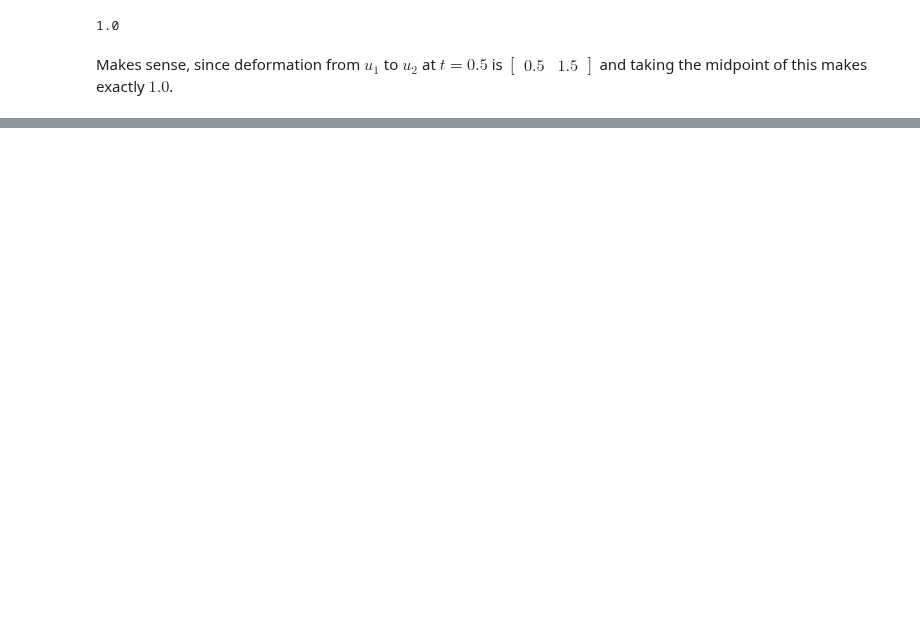
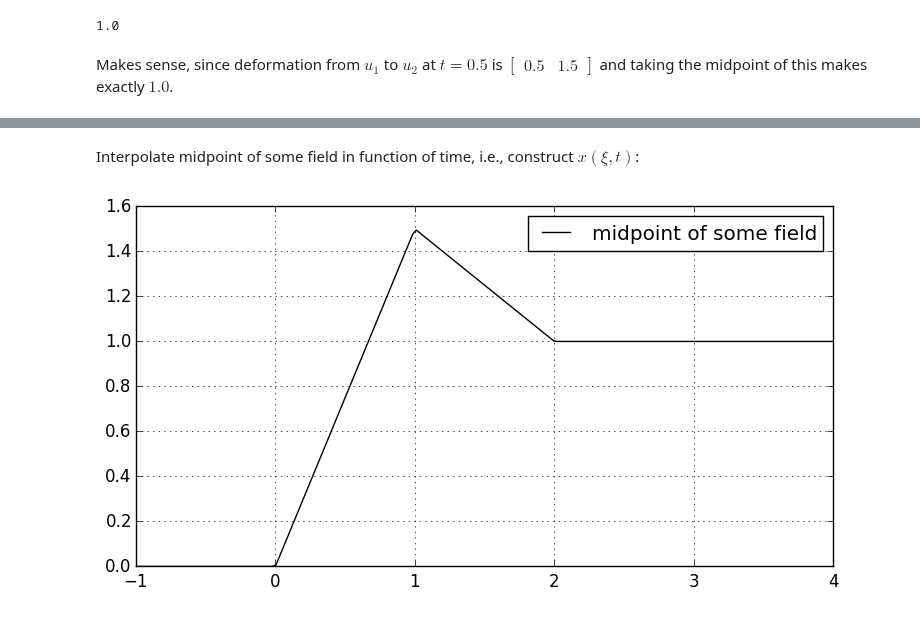
Before and after one commit to JuliaFEM/JuliaFEM.jl, a Jupyter notebook: notebooks/2015-06-14-data-structures.ipynb, the cells around one changed output, grey strips where cells are left out. Cells and saved outputs as stored; diff of their text form; code cells hidden in the pictures; blank space fills up the shorter version.

Commit message:
introduced new way of handling fields, now including time.

```diff
--- a/notebooks/2015-06-14-data-structures.ipynb
+++ b/notebooks/2015-06-14-data-structures.ipynb
@@ -45,5 +46,8 @@ type Basis
 end
 # %%
+function Field(time, values)
+    Field(time, 1, values)
+end
 function Basis(basis)
     Basis(basis, ForwardDiff.jacobian(basis))
 end
@@ -154,0 +197,19 @@ interpolate(f, ϕ, [0.0])
+# %% [markdown]
+Interpolate midpoint of some field in function of time, i.e., construct $x(\xi, t)$:
+# %%
+ϕ = Basis((ξ) -> [0.5*(1.0-ξ[1]), 0.5*(1.0+ξ[1])])
+u1 = Field(0.0, [0.0, 0.0])
+u2 = Field(1.0, [1.0, 2.0])
+u3 = Field(2.0, [0.5, 1.5])
+u = Field[u1, u2, u3]
+x(ξ, t) = ϕ(ξ)*u(t)
+t = linspace(-1.0, 4.0, 200)
+midpnt = zeros(length(t))
+for i =1:length(t)
+    midpnt[i] = x([0.0], t[i])
+end
+plot(t, midpnt, "-k", label="midpoint of some field")
+legend()
+grid()
+# %% [output]
+[figure, added]
```
Also changed, not shown: parts of 28 cells of this notebook, 3 other files.
